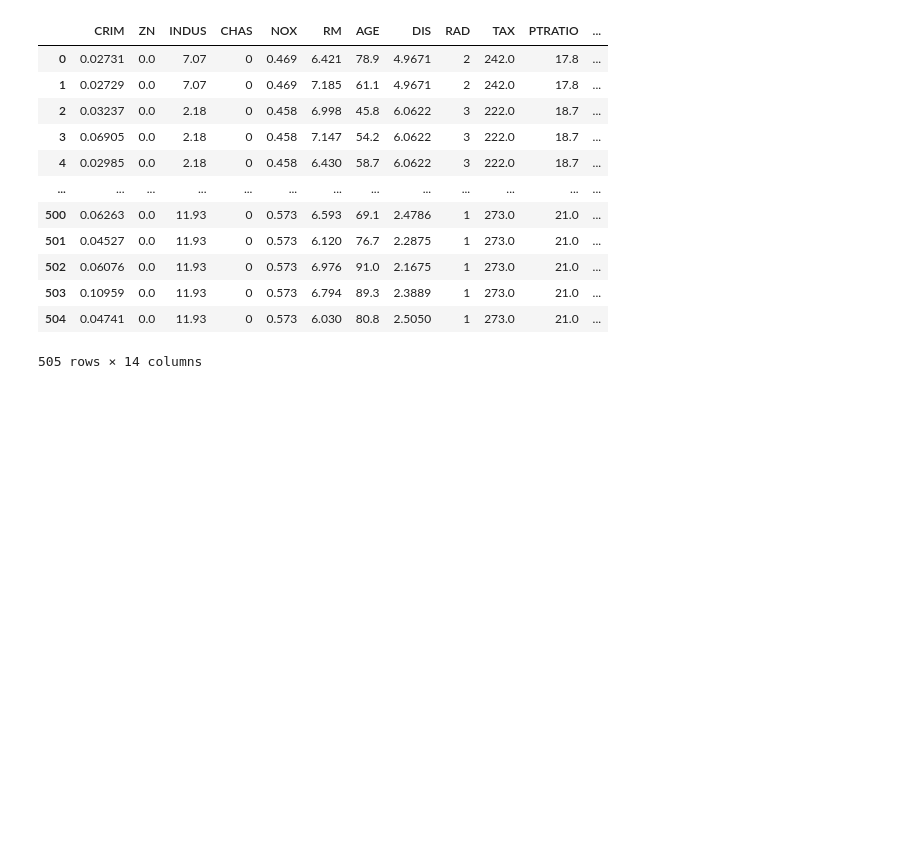
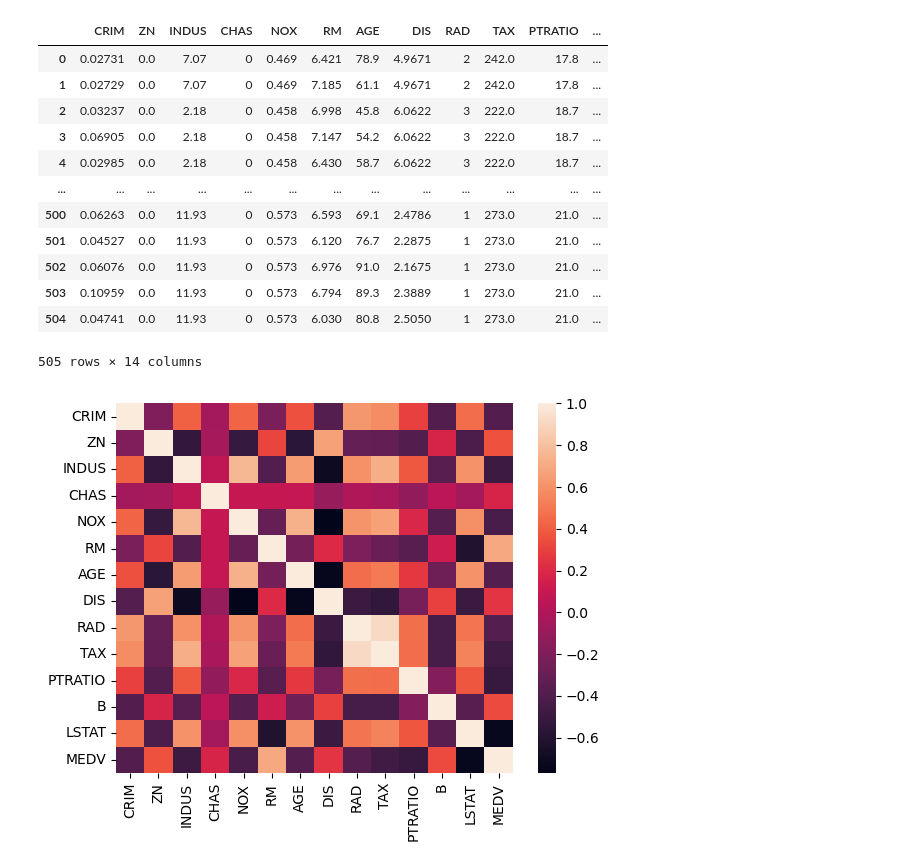
Before and after one commit to RiemannIntegrable/Notas-de-cursos-en-platzi, a Jupyter notebook: CurReg/Notebooks/Cuaderno.ipynb, the cells around one changed output. Drawn from its saved outputs; the diff is of its cells as text; code cells hidden in the pictures; blank space fills up the shorter version.

```diff
--- a/CurReg/Notebooks/Cuaderno.ipynb
+++ b/CurReg/Notebooks/Cuaderno.ipynb
@@ -27,3 +31,8 @@ df
 | 503 | 0.10959 | 0.0 | 11.93 | 0 | 0.573 | 6.794 | 89.3 | 2.3889 | 1 | 273.0 | 21.0 | ... |
 | 504 | 0.04741 | 0.0 | 11.93 | 0 | 0.573 | 6.030 | 80.8 | 2.5050 | 1 | 273.0 | 21.0 | ... |
 505 rows × 14 columns
+# %%
+sns.heatmap(data=df.corr(), annot=False)
+plt.show()
+# %% [output]
+[figure, added]
```
Also changed, not shown: parts of 1 cell of this notebook.
